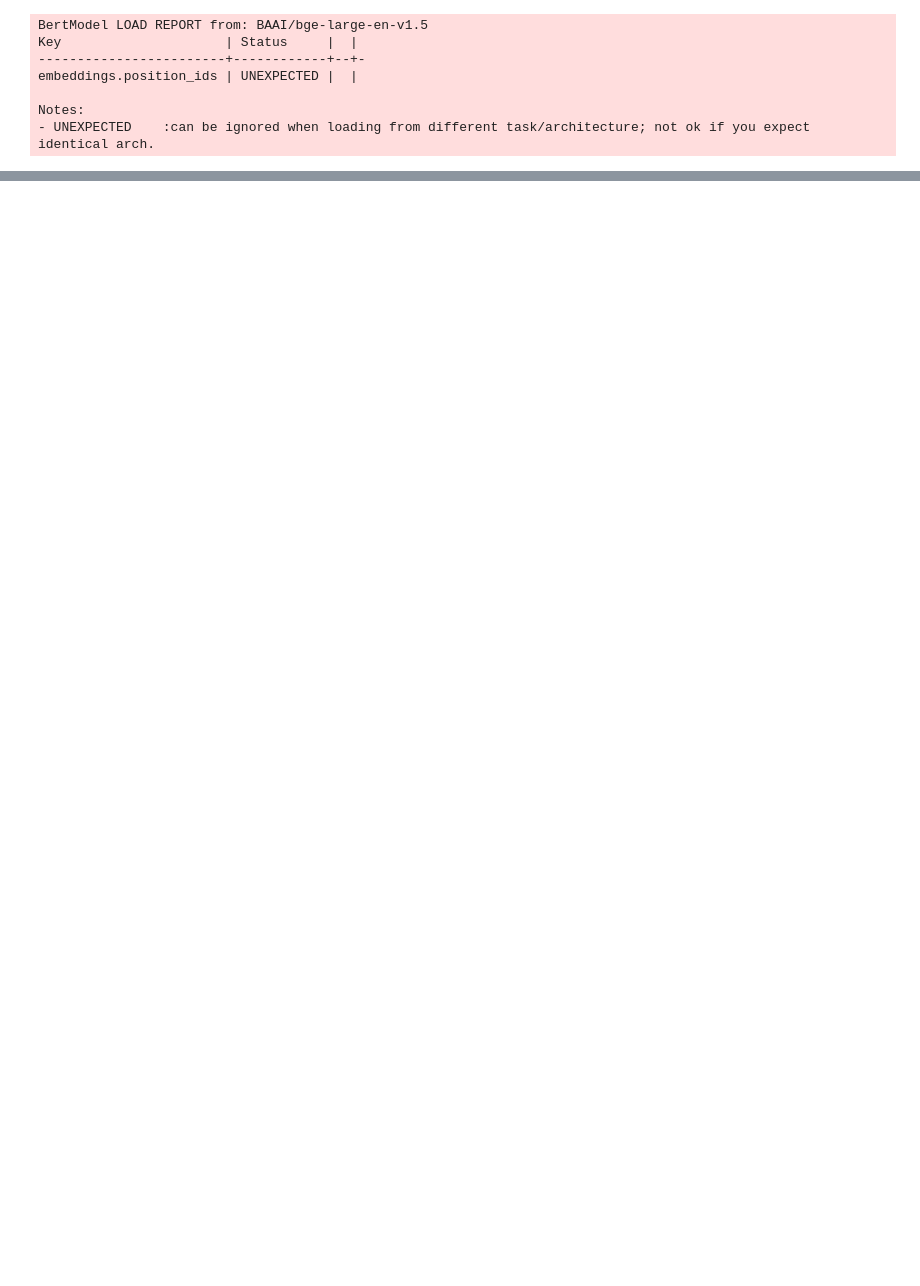
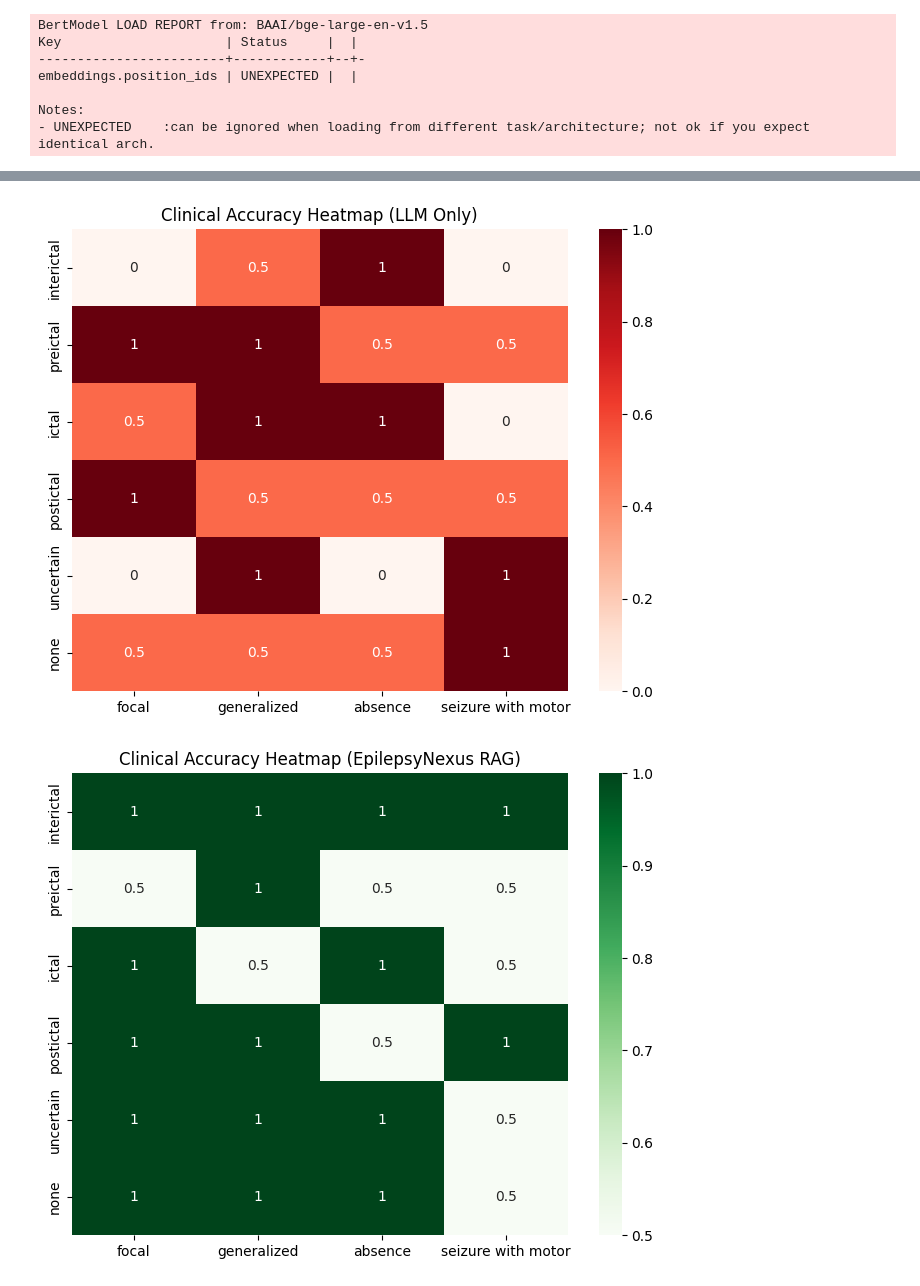
Before and after one commit to ChandanaAasrithaPentakota/EpilepsyNexus, a Jupyter notebook: trails/medical_rag.ipynb, the cells around one changed output, grey strips where cells are left out. Saved outputs shown, nothing was run; the diff lists cells and outputs as text; code cells hidden in the pictures; blank space fills up the shorter version.

```diff
--- a/trails/medical_rag.ipynb
+++ b/trails/medical_rag.ipynb
@@ -123,0 +254,11 @@ if __name__ == "__main__":
+# %%
+def rag_inference(phase, seizure_type):
+    state = EpilepsyState(
+        epilepsy_presence="yes",
+        seizure_phase=phase,
+        seizure_type=seizure_type,
+        fusion_explanation="MRI and EEG findings support this condition."
+    )
+
+    result = medical_rag_node(state)
+    return result.medical_context
@@ -123,0 +315,34 @@ if __name__ == "__main__":
+# %%
+llm_accuracy = llm_heatmap / 2.0
+rag_accuracy = rag_heatmap / 2.0
+# %%
+import matplotlib.pyplot as plt
+import seaborn as sns
+
+# LLM only
+plt.figure(figsize=(8,6))
+sns.heatmap(
+    llm_accuracy,
+    annot=True,
+    cmap="Reds",
+    xticklabels=seizure_types,
+    yticklabels=phases
+)
+plt.title("Clinical Accuracy Heatmap (LLM Only)")
+plt.show()
+
+
+# RAG
+plt.figure(figsize=(8,6))
+sns.heatmap(
+    rag_accuracy,
+    annot=True,
+    cmap="Greens",
+    xticklabels=seizure_types,
+    yticklabels=phases
+)
+plt.title("Clinical Accuracy Heatmap (EpilepsyNexus RAG)")
+plt.show()
+# %% [output]
+[figure, added]
+[figure, added]
```
Also changed, not shown: parts of 19 cells of this notebook, 3 other files.
